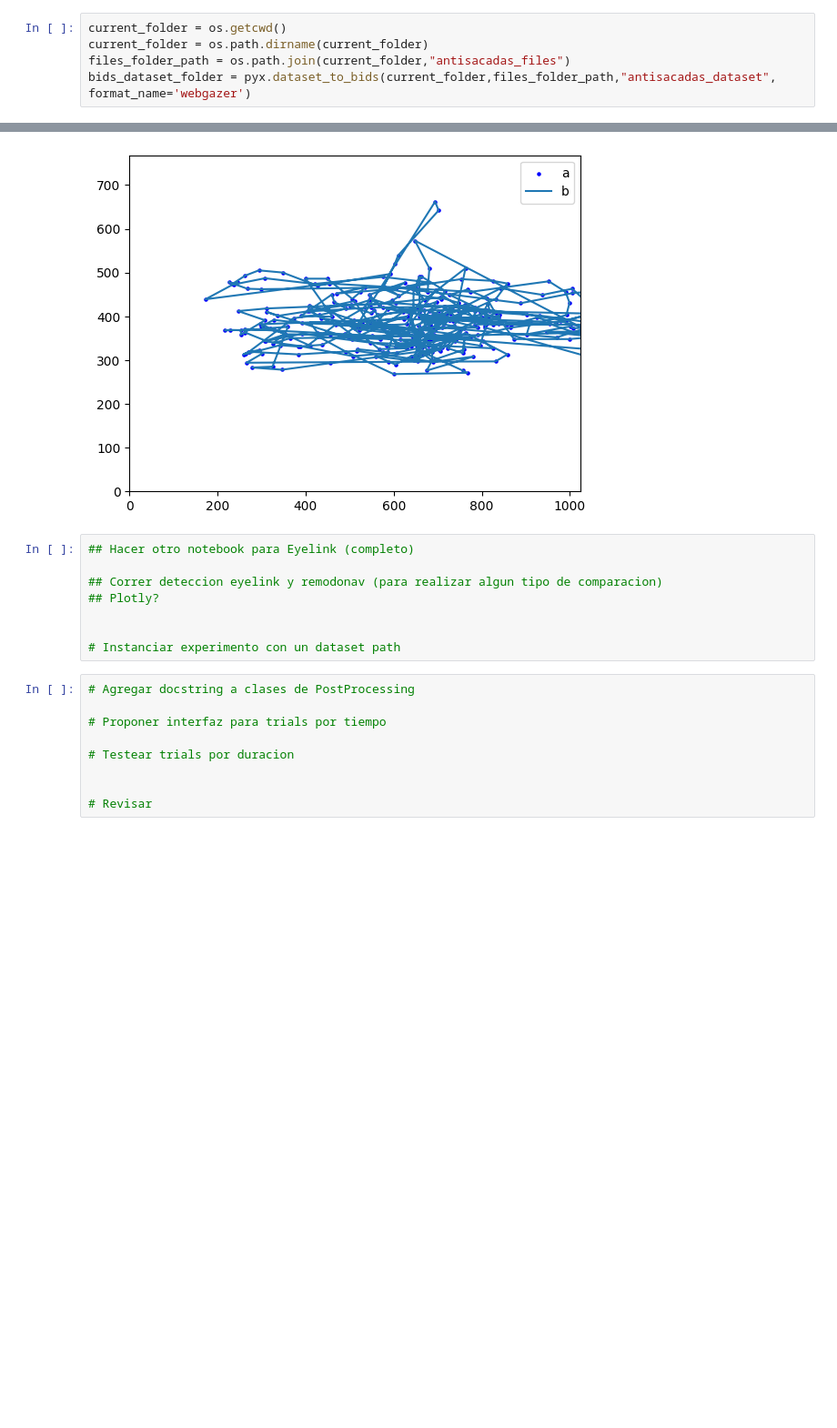
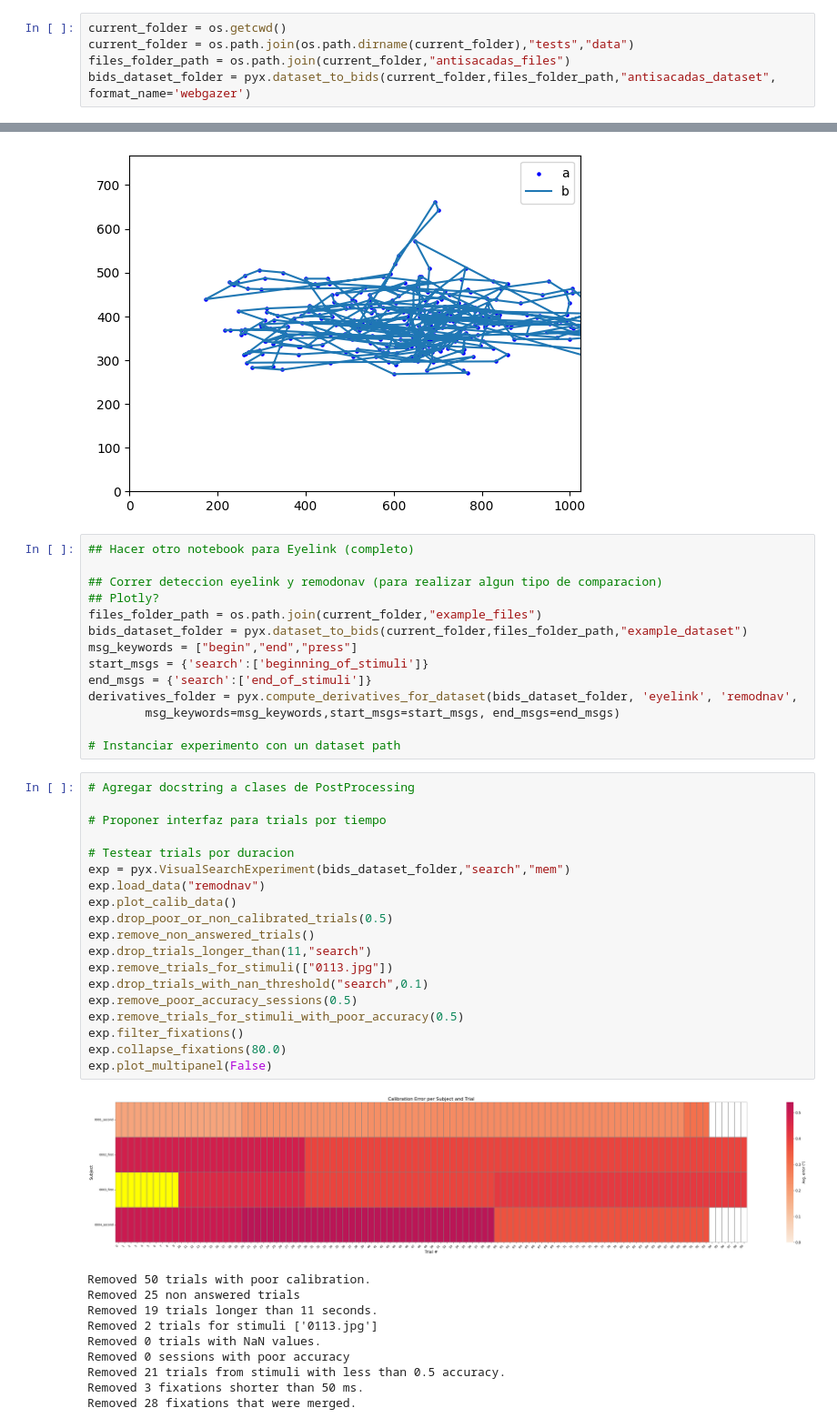
Before and after one commit to NeuroLIAA/pyxations, a Jupyter notebook: notebooks/Easy steps.ipynb, the cells around one changed output, grey strips where cells are left out. Shown at 91% size. Drawn from its saved outputs; the diff is of its cells as text; blank space fills up the shorter version.

Commit message:
update example easy steps

```diff
--- a/notebooks/Easy steps.ipynb
+++ b/notebooks/Easy steps.ipynb
@@ -21,7 +21,7 @@ The filenames in the dataset folder are assumed to have the following structure:
 Where "arx" is the subject id and "first" is the session name, both separated by an underscore.
 # %%
 current_folder = os.getcwd()
-current_folder = os.path.dirname(current_folder)
+current_folder = os.path.join(os.path.dirname(current_folder),"tests","data")
 files_folder_path = os.path.join(current_folder,"antisacadas_files")
 bids_dataset_folder = pyx.dataset_to_bids(current_folder,files_folder_path,"antisacadas_dataset", format_name='webgazer')
 # %%
@@ -66,15 +53,42 @@ Image(filename=out_filename)
 
 ## Correr deteccion eyelink y remodonav (para realizar algun tipo de comparacion)
 ## Plotly?
-
+files_folder_path = os.path.join(current_folder,"example_files")
+bids_dataset_folder = pyx.dataset_to_bids(current_folder,files_folder_path,"example_dataset")
+msg_keywords = ["begin","end","press"]
+start_msgs = {'search':['beginning_of_stimuli']}
+end_msgs = {'search':['end_of_stimuli']}
+derivatives_folder = pyx.compute_derivatives_for_dataset(bids_dataset_folder, 'eyelink', 'remodnav',
+        msg_keywords=msg_keywords,start_msgs=start_msgs, end_msgs=end_msgs)
 
 # Instanciar experimento con un dataset path
 # %%
 # Agregar docstring a clases de PostProcessing
 
 # Proponer interfaz para trials por tiempo
 
 # Testear trials por duracion
-
-
-# Revisar
+exp = pyx.VisualSearchExperiment(bids_dataset_folder,"search","mem")
+exp.load_data("remodnav")
+exp.plot_calib_data()
+exp.drop_poor_or_non_calibrated_trials(0.5)
+exp.remove_non_answered_trials()
+exp.drop_trials_longer_than(11,"search")
+exp.remove_trials_for_stimuli(["0113.jpg"])
+exp.drop_trials_with_nan_threshold("search",0.1)
+exp.remove_poor_accuracy_sessions(0.5)
+exp.remove_trials_for_stimuli_with_poor_accuracy(0.5)
+exp.filter_fixations()
+exp.collapse_fixations(80.0)
+exp.plot_multipanel(False)
+# %% [output]
+[figure, added]
+Removed 50 trials with poor calibration.
+Removed 25 non answered trials
+Removed 19 trials longer than 11 seconds.
+Removed 2 trials for stimuli ['0113.jpg']
+Removed 0 trials with NaN values.
+Removed 0 sessions with poor accuracy
+Removed 21 trials from stimuli with less than 0.5 accuracy.
+Removed 3 fixations shorter than 50 ms.
+Removed 28 fixations that were merged.
```
Also changed, not shown: parts of 4 cells of this notebook, 7 other files.
